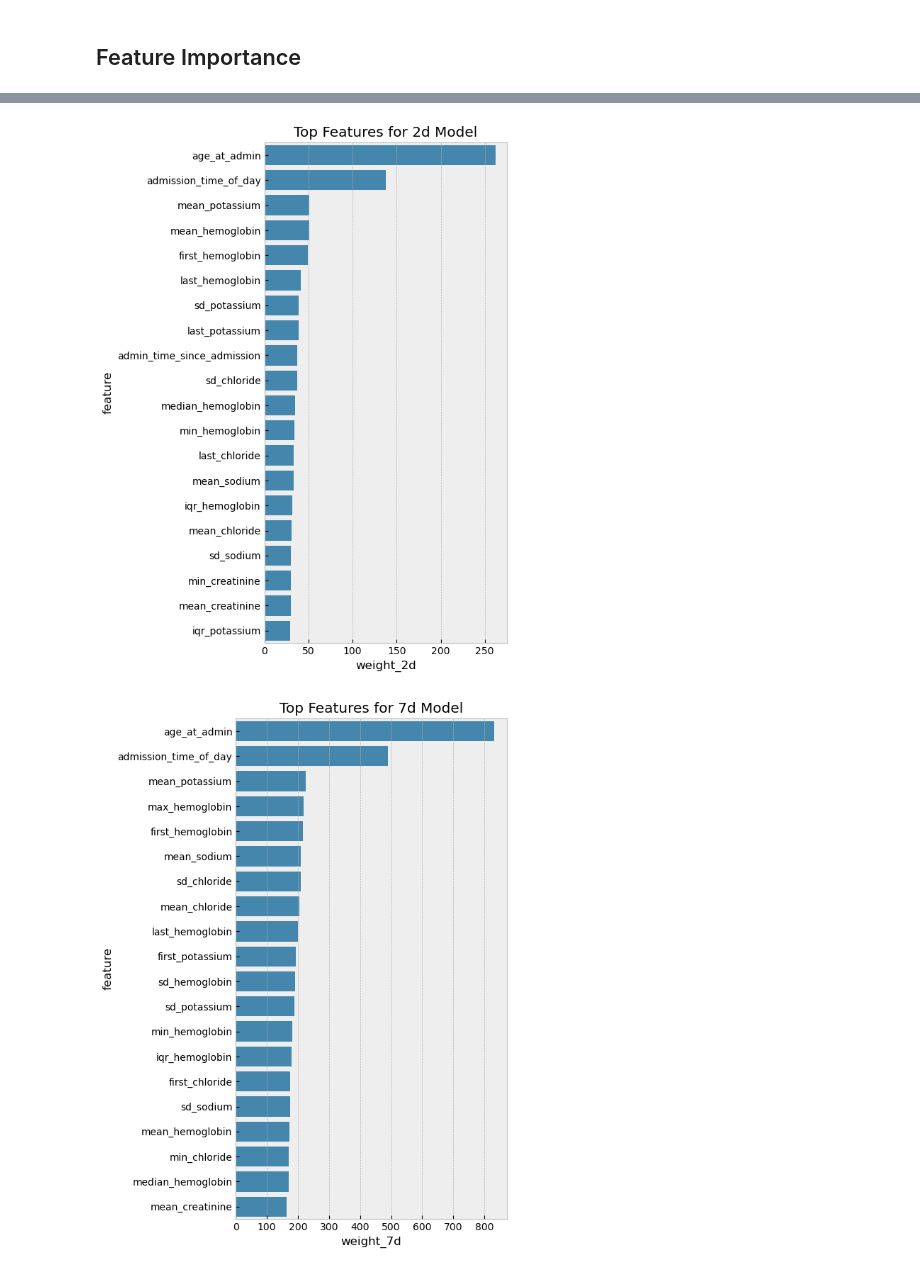
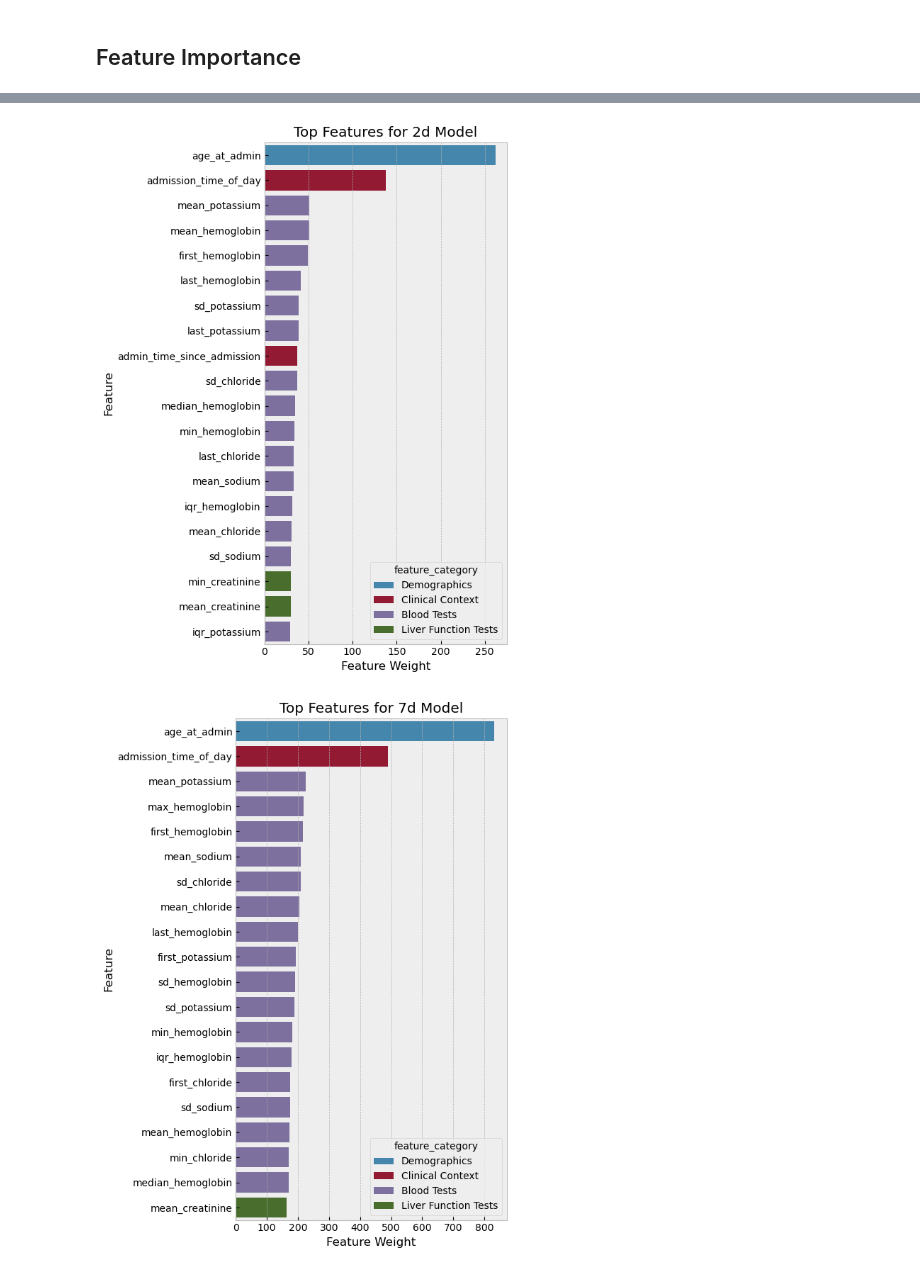
Before and after one commit to aszatrowski/predicting-cdiff, a Jupyter notebook: plot_customization.ipynb, the cells around one changed output, grey strips where cells are left out. Saved outputs shown, nothing was run; the diff lists cells and outputs as text; code cells hidden in the pictures.

Commit message:
update ROC curves, add colors to feature importances

```diff
--- a/plot_customization.ipynb
+++ b/plot_customization.ipynb
@@ -58,14 +67,13 @@ plt.style.use('bmh')
 for window in windows:
     xgb_model = xgb.XGBClassifier()
     xgb_model.load_model(f'{window}_best_model.json')
-    y_true = val_df[f'cdiff_{window}_flag']
+    y_true = test_data[f'cdiff_{window}_flag']
 
-    y_val_pred = xgb_model.predict(X_val)
-    y_val_prob = xgb_model.predict_proba(X_val)[:, 1]
+    y_test_pred = xgb_model.predict(X_test)
+    y_test_prob = xgb_model.predict_proba(X_test)[:, 1]
 
-
-    precision, recall, thresholds = precision_recall_curve(y_true, y_val_prob)
-    auprc_score = average_precision_score(y_true, y_val_prob)
+    precision, recall, thresholds = precision_recall_curve(y_true, y_test_prob)
+    auprc_score = average_precision_score(y_true, y_test_prob)
 
     case_rate = y_true.sum() / len(y_true)
 
@@ -82,2 +90,22 @@ plt.show()
 # %% [markdown]
 ## Feature Importance
+# %%
+feature_importances_df = pd.DataFrame({'feature': xgb_model.feature_names_in_})
+conditions = [
+    feature_importances_df['feature'].str.contains('age|female', case=False, na=False),
+    feature_importances_df['feature'].str.contains('time', case=False, na=False),
+    feature_importances_df['feature'].str.contains('count', case=False, na=False),
+    feature_importances_df['feature'].str.contains('hemoglobin|potassium|chloride|sodium|bun|blood|hemato|platelets', case=False, na=False),
+    feature_importances_df['feature'].str.contains('creatinine|bilirubin|amin|ase', case=False, na=False),
+    # feature_importances_df['feature'].str.contains('mean|median|min|max|first|last|iqr|sd|range', case=False, na=False),
+    feature_importances_df['feature'].str.contains('ab_class_is', case=False, na=False),
+    feature_importances_df['feature'].str.contains('admit_is', case=False, na=False),
+    # (feature_importances_df['feature'] >= 30) & (feature_importances_df['age'] < 50),
+    # feature_importances_df['feature'] >= 50
+]
+
+choices = ['Demographics', 'Clinical Context', 'Lab Value Count', 'Blood Tests', 'Liver Function Tests',  'Antibiotic Class', 'Admit Type']
+
+# Apply the categorical assignment
+feature_importances_df['feature_category'] = np.select(conditions, choices, default='Other')
+feature_importances_df
@@ -84,27 +126,22 @@ plt.show()
 # %%
 windows = ['2d', '7d', '30d']
-feature_importances_df = pd.DataFrame({'feature': xgb_model.feature_names_in_})
 # plt.figure(figsize=(10, 7))
 # plt.style.use('bmh')
 for window in windows:
     xgb_model = xgb.XGBClassifier()
     xgb_model.load_model(f'{window}_best_model.json')
 
     window_df = pd.DataFrame(xgb_model.get_booster().get_score(importance_type='weight').items(), columns=['feature', f'weight_{window}']).sort_values([f'weight_{window}'], ascending=False).head(20)
+    window_df = pd.merge(left = window_df, right = feature_importances_df, how = 'inner')
 
     plt.figure(figsize=(6, 8))
     plt.style.use('bmh')
-    sns.barplot(window_df, y = 'feature', x = f'weight_{window}')
+    sns.barplot(window_df, y = 'feature', x = f'weight_{window}', hue='feature_category')
     plt.title(f'Top Features for {window} Model')
+    plt.xlabel("Feature Weight")
+    plt.ylabel("Feature")
     plt.tight_layout()
     plt.show()
-
-# feature_importances_long = pd.melt(feature_importances_df, id_vars=['feature'], value_vars=['weight_2d', 'weight_7d', 'weight_30d'])
-# feature_importances_long = feature_importances_long.sort_values(['value'], ascending=False).head(30)
-# g.set_xticklabels(g.get_xticklabels(), rotation=45)
-# g.despine(left=True)
-# g.set_axis_labels("Window", "Feature importance")
-# g.legend.set_title("")
 # %% [output]
-[figure, old version]
+[figure, new version]
-[figure, old version]
+[figure, new version]
```
Also changed, not shown: parts of 11 cells of this notebook, 1 other file.
